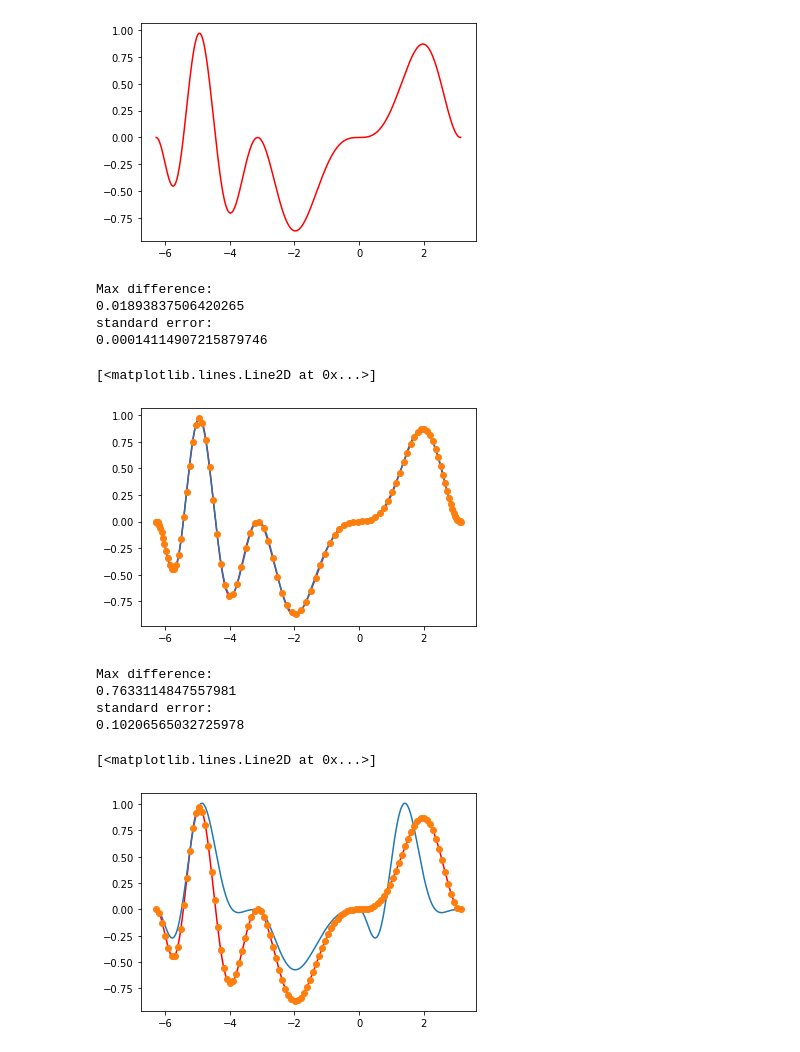
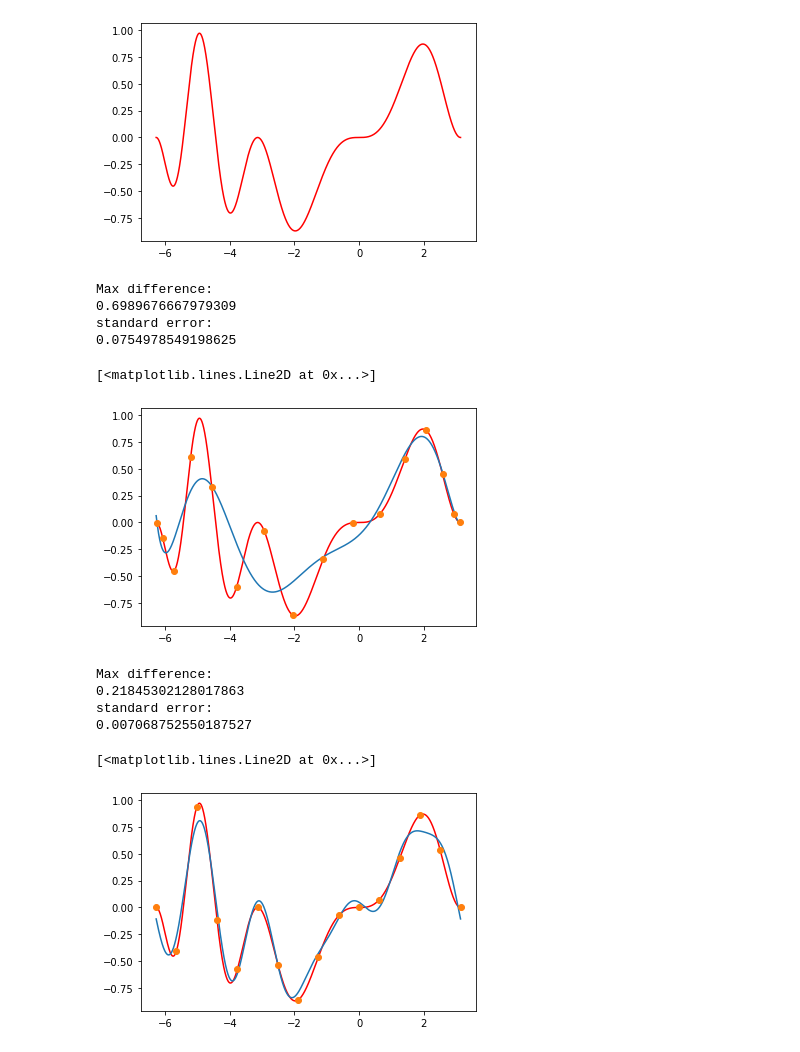
Before and after one commit to Michal-Szewc/Mownit, a Jupyter notebook: Szewc_4.ipynb, the cells around one changed output. Drawn from its saved outputs; the diff is of its cells as text; code cells hidden in the pictures.

```diff
--- a/Szewc_4.ipynb
+++ b/Szewc_4.ipynb
@@ -41,8 +41,10 @@ def cal(a, b, x):
         wyn += a[j]*math.cos(j * x) + b[j]*math.sin(j * x)
     return wyn
 # %%
-def aprTryg(X, Y, x, m):
+def aprTryg(X, Y, x, m = -1):
     n = len(X)
+    if m <= 2:
+        m = (n - 1)//2
     a = np.zeros(m + 1)
     b = np.zeros(m + 1)
     for i in range(m):
@@ -63,8 +65,11 @@ def czeb(k):
 def reg(k): # k rowno od 0 do 1
     return [x/(k - 1) for x in range(k)]
 # %%
-def scale(x,l,p): # z [o,1] a [l,p]
-    return x * (p-l) + l
+def scale(T,l,p): # z [o,1] a [l,p]
+    return [x * (p-l) + l for x in T]
+
+def scaleToPi(T, prevl,prevp): # z [prevl, prep] na [-pi,pi]
+    return [(x - prevl) / (prevp - prevl) * 2 * math.pi - math.pi for x in T]
 # %%
 def f(x):
     k = 1
@@ -83,11 +88,11 @@ def error(Y_1,Y_2):
         error += (Y_1[i] - Y_2[i]) ** 2
     return error/len(Y_1)
 # %%
-points = 100
-n = 1000
-deg = 20
+points = 16
+n = 3000
+deg = 8
 # %%
-f_X = [scale(x,(-2) * math.pi,math.pi) for x in reg(n)]
+f_X = scale(reg(n),(-2) * math.pi,math.pi)
 f_Y = [f(x) for x in f_X]
 
 plt.plot(f_X,f_Y,'r-')
@@ -95,9 +100,9 @@ plt.plot(f_X,f_Y,'r-')
 [<matplotlib.lines.Line2D at 0x...>]
 [figure]
 # %%
-X = [scale(x,(-2) * math.pi,math.pi) for x in czeb(points)]
+X = scale(czeb(points),(-2) * math.pi,math.pi)
 Y = [f(x) for x in X]
-X_A = [scale(x,(-2) * math.pi,math.pi) for x in reg(n)]
+X_A = scale(reg(n),(-2) * math.pi,math.pi)
 Y_A = apr(X,Y,X_A,deg)
 
 print("Max difference: ")
@@ -110,29 +115,29 @@ plt.plot(X_A,Y_A)
 plt.plot(X,Y,'o')
 # %% [output]
 Max difference:
-0.01893837506420265
+0.6989676667979309
 standard error:
-0.00014114907215879746
+0.0754978549198625
 [<matplotlib.lines.Line2D at 0x...>]
-[figure, old version]
+[figure, new version]
 # %%
-X = [scale(x,(-2) * math.pi,math.pi) for x in reg(points)]
+X = scale(reg(points),(-2) * math.pi,math.pi)
 Y = [f(x) for x in X]
-X_A = [scale(x,(-2) * math.pi,math.pi) for x in reg(n)]
-Y_A = aprTryg(X,Y,X_A,deg)
+X_A = scale(reg(n),(-2) * math.pi,math.pi)
+Y_A = aprTryg(scaleToPi(X, (-2) * math.pi,math.pi),Y,scaleToPi(X_A, (-2) * math.pi,math.pi))
 
 print("Max difference: ")
 print(diff(f_Y,Y_A))
 print("standard error: ")
 print(error(f_Y,Y_A))
 
 plt.plot(f_X,f_Y,'r-')
 plt.plot(X_A,Y_A)
 plt.plot(X,Y,'o')
 # %% [output]
 Max difference:
-0.7633114847557981
+0.21845302128017863
 standard error:
-0.10206565032725978
+0.007068752550187527
 [<matplotlib.lines.Line2D at 0x...>]
-[figure, old version]
+[figure, new version]
```
Also changed, not shown: parts of 3 cells of this notebook.
